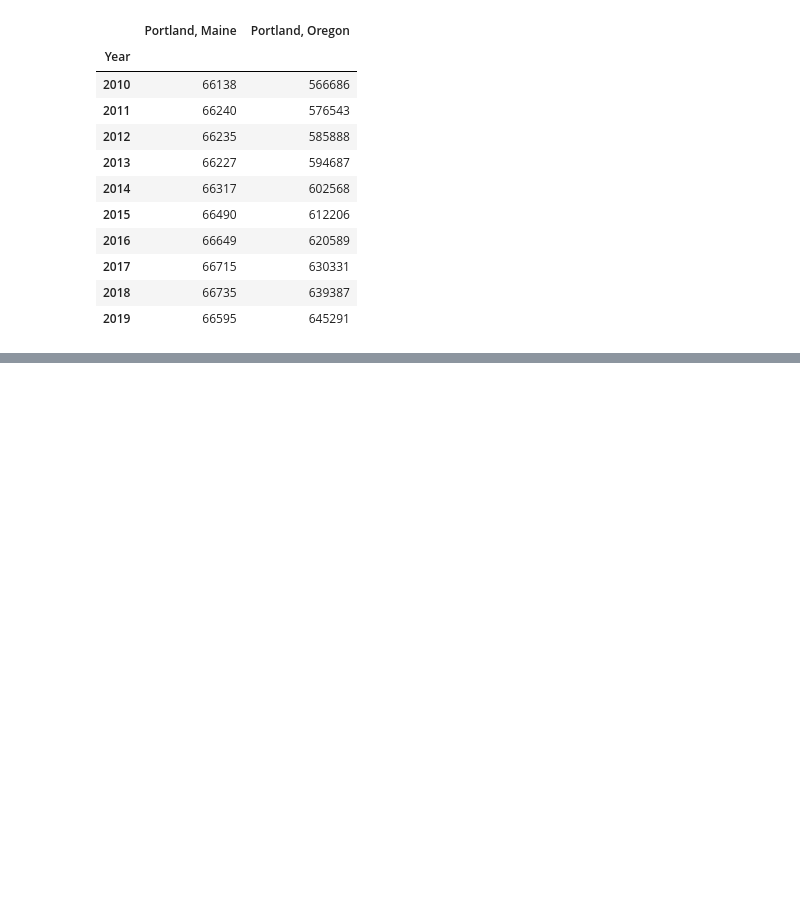
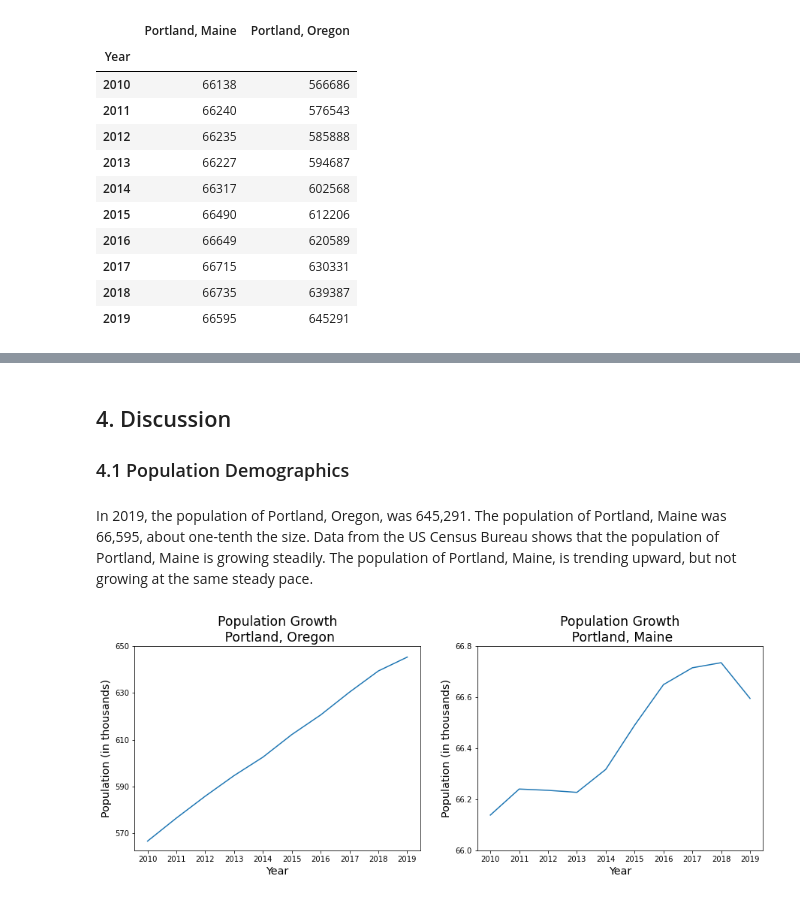
Before and after one commit to bethbrown/AppliedDataSciCapstone, a Jupyter notebook: PortlandVsPortland.ipynb, the cells around one changed output, grey strips where cells are left out. Cells and saved outputs as stored; diff of their text form; code cells hidden in the pictures; blank space fills up the shorter version.

```diff
--- a/PortlandVsPortland.ipynb
+++ b/PortlandVsPortland.ipynb
@@ -78,7 +71,7 @@ Data sources for this project will include the United States Census Bureau and F
 The Census Bureau provides a variety of demographic information collected through the American Community Survey. Selected data for the two Portlands is shown below.
 # %%
 # Census data for Portland, OR, and Portland, ME:
-census_key=''
+census_key='e53ba2a2cec0067578ae6768636a64b4c4f04e0b'
 
 census_variables = {'S0101_C01_001E' : 'Total Population',
                     'S0101_C01_002E' : 'Under 5 yrs',
@@ -99,8 +92,6 @@ census_variables = {'S0101_C01_001E' : 'Total Population',
                     'S0101_C01_017E' : '75 to 79 yrs',
                     'S0101_C01_018E' : '80 to 84 yrs',
                     'S0101_C01_019E' : 'over 85 yrs',
-                    'S0101_C03_001E' : 'Male population',
-                    'S0101_C05_001E' : 'Female population',
                     'S0102_C01_006E' : 'Race: White',
                     'S0102_C01_007E' : 'Race: Black or African American',
                     'S0102_C01_008E' : 'Race: American Indian or Alaskan Native',
@@ -123,8 +114,8 @@ OR_state='41'
 ME_url='https://api.census.gov/data/2019/acs/acs5/subject?get=NAME,S0101_C01_001E,S0101_C01_002E,S0101_C01_003E,\
 S0101_C01_004E,S0101_C01_005E,S0101_C01_006E,S0101_C01_007E,S0101_C01_008E,S0101_C01_009E,S0101_C01_010E,\
 S0101_C01_011E,S0101_C01_012E,S0101_C01_013E,S0101_C01_014E,S0101_C01_015E,S0101_C01_016E,S0101_C01_017E,\
-S0101_C01_018E,S0101_C01_019E,S0101_C03_001E,S0101_C05_001E,S0102_C01_006E,S0102_C01_007E,S0102_C01_008E,\
-S0102_C01_009E,S0102_C01_010E,S0102_C01_011E,S0102_C01_012E,S0102_C01_013E,S0102_C01_037E,S0102_C01_087E\
+S0101_C01_018E,S0101_C01_019E,S0102_C01_006E,S0102_C01_007E,S0102_C01_008E,S0102_C01_009E,S0102_C01_010E,\
+S0102_C01_011E,S0102_C01_012E,S0102_C01_013E,S0102_C01_037E,S0102_C01_087E\
 &for=place:'+ME_place+'&in=state:'+ME_state+'&key='+census_key
 
 ME_data=pd.read_json(ME_url)
@@ -132,8 +123,8 @@ ME_data=pd.read_json(ME_url)
 OR_url='https://api.census.gov/data/2019/acs/acs5/subject?get=NAME,S0101_C01_001E,S0101_C01_002E,S0101_C01_003E,\
 S0101_C01_004E,S0101_C01_005E,S0101_C01_006E,S0101_C01_007E,S0101_C01_008E,S0101_C01_009E,S0101_C01_010E,\
 S0101_C01_011E,S0101_C01_012E,S0101_C01_013E,S0101_C01_014E,S0101_C01_015E,S0101_C01_016E,S0101_C01_017E,\
-S0101_C01_018E,S0101_C01_019E,S0101_C03_001E,S0101_C05_001E,S0102_C01_006E,S0102_C01_007E,S0102_C01_008E,\
-S0102_C01_009E,S0102_C01_010E,S0102_C01_011E,S0102_C01_012E,S0102_C01_013E,S0102_C01_037E,S0102_C01_087E\
+S0101_C01_018E,S0101_C01_019E,S0102_C01_006E,S0102_C01_007E,S0102_C01_008E,S0102_C01_009E,S0102_C01_010E,\
+S0102_C01_011E,S0102_C01_012E,S0102_C01_013E,S0102_C01_037E,S0102_C01_087E\
 &for=place:'+OR_place+'&in=state:'+OR_state+'&key='+census_key
 
 OR_data=pd.read_json(OR_url)
@@ -331,0 +309,4 @@ top5_food.set_index('Rank')
+# %% [markdown]
+## 4. Discussion
+
+### 4.1 Population Demographics
@@ -331,0 +464,6 @@ top5_food.set_index('Rank')
+# %% [markdown]
+In 2019, the population of Portland, Oregon, was 645,291. The population of Portland, Maine was 66,595, about one-tenth the size. Data from the US Census Bureau shows that the population of Portland, Maine is growing steadily. The population of Portland, Maine, is trending upward, but not growing at the same steady pace.
+# %%
+draw_growth_charts()
+# %% [output]
+[figure, added]
```
Also changed, not shown: parts of 28 cells of this notebook.
